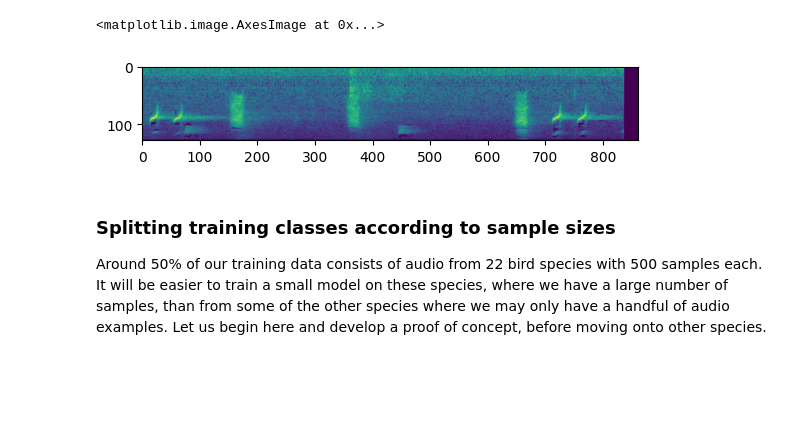
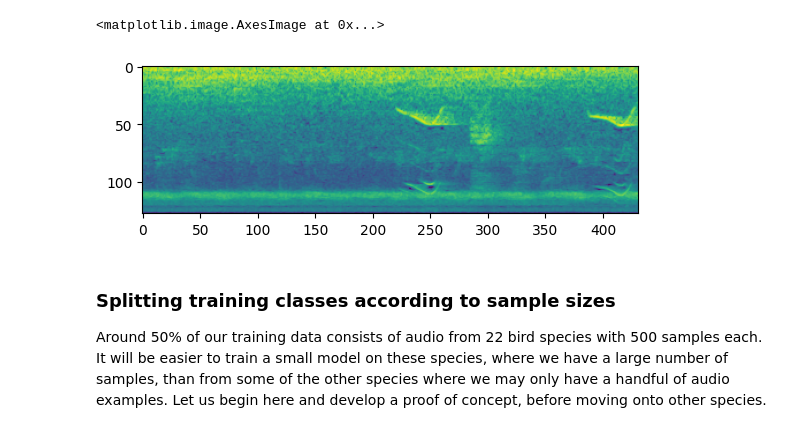
Before and after one commit to cassincruz/CMI-Detect-Sleep-States, a Jupyter notebook: birdclef-prediction.ipynb, the cells around one changed output. Cells and saved outputs as stored; diff of their text form; code cells hidden in the pictures; blank space fills up the shorter version.

```diff
--- a/birdclef-prediction.ipynb
+++ b/birdclef-prediction.ipynb
@@ -40,12 +40,14 @@ metadata['nlabel'] = metadata.primary_label.map(dict(zip(labels, range(len(label
 #TODO: Fix csv input
 metadata = metadata.drop(columns=['Unnamed: 0'])
 # %%
-def get_spectrogram(filepath:str, window_duration=25, offset=0.0, duration=None, pad=True) :
+def get_spectrogram(filepath:str, duration=5.0, offset=0.0, pad=True) :
     """
     Generates a mel spectrogram from an audio file.
 
-    filepath: local path in train_audio/ directory to audio file.
-    window_duration: Length of STFT window, in seconds
+    filepath: Local path in train_audio/ directory to audio file.
+    duration: Window length, in seconds
+    offset: Start time of sample
+    pad: Whether to pad shorter samples to match duration
     """
     # Retrieving and loading data
     data, sr = librosa.load(os.path.join(PATHS.train_audio, filepath), offset=offset, duration=duration)
@@ -54,10 +56,8 @@ def get_spectrogram(filepath:str, window_duration=25, offset=0.0, duration=None,
     if pad and ((sample_dur := librosa.get_duration(y=data, sr=sr)) < duration) :
         data = np.append(data, np.zeros(int((duration - sample_dur) * sr)))
 
-    # Defining n_samples for stft
-    n_samples = window_duration * 1e-3 * sr
-    n_samples_rounded = 2 ** int(np.log(n_samples) / np.log(2)) # convert to power of 2 for FFT
-    stft = librosa.stft(data, n_fft=n_samples_rounded)
+    # Computing stft
+    stft = librosa.stft(data, n_fft=1024)
 
     # Computing mel spectrogram
     specmag, _ = librosa.magphase(stft)
@@ -68,7 +68,7 @@ def get_spectrogram(filepath:str, window_duration=25, offset=0.0, duration=None,
 
 def augment_spectrogram(spectrogram, normalize=True, translation=False, max_noise=0.0, blockout=0.0) :
     """
-    Augments spectrogram data by randomly translating and adding noise.
+    Augments spectrogram data by normalizing, randomly translating, and/or adding noise.
     """
 
     if normalize :
@@ -87,19 +87,19 @@ def augment_spectrogram(spectrogram, normalize=True, translation=False, max_nois
     return spectrogram
 # %%
 window_size = 5.0
-idx = 1001
+idx = np.random.randint(10000)
 
 n_samples = np.ceil((metadata.duration / window_size)).cumsum()
 
 audio_idx = np.where(n_samples >= idx+1)[0].min()
 audio_path = os.path.join(PATHS.train_audio, metadata.filename[audio_idx])
 
 i = int(idx - ([0.0] + n_samples.to_list())[audio_idx])
 sample = augment_spectrogram(get_spectrogram(audio_path, offset=i*window_size, duration=window_size))
 
 plt.imshow(sample)
 # %% [output]
 <matplotlib.image.AxesImage at 0x...>
-[figure, old version]
+[figure, new version]
 # %%
 class BirdCLEFDataset(Dataset) :
```
Also changed, not shown: parts of 11 cells of this notebook.
